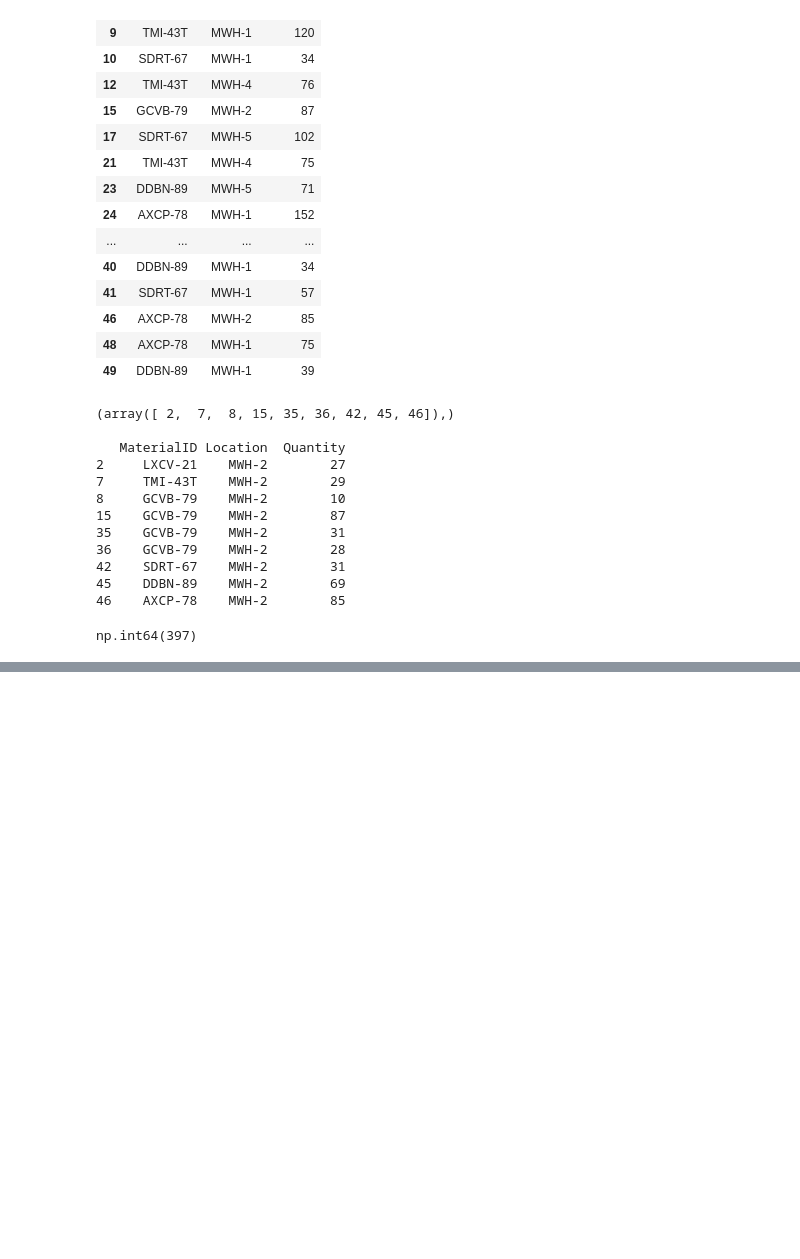
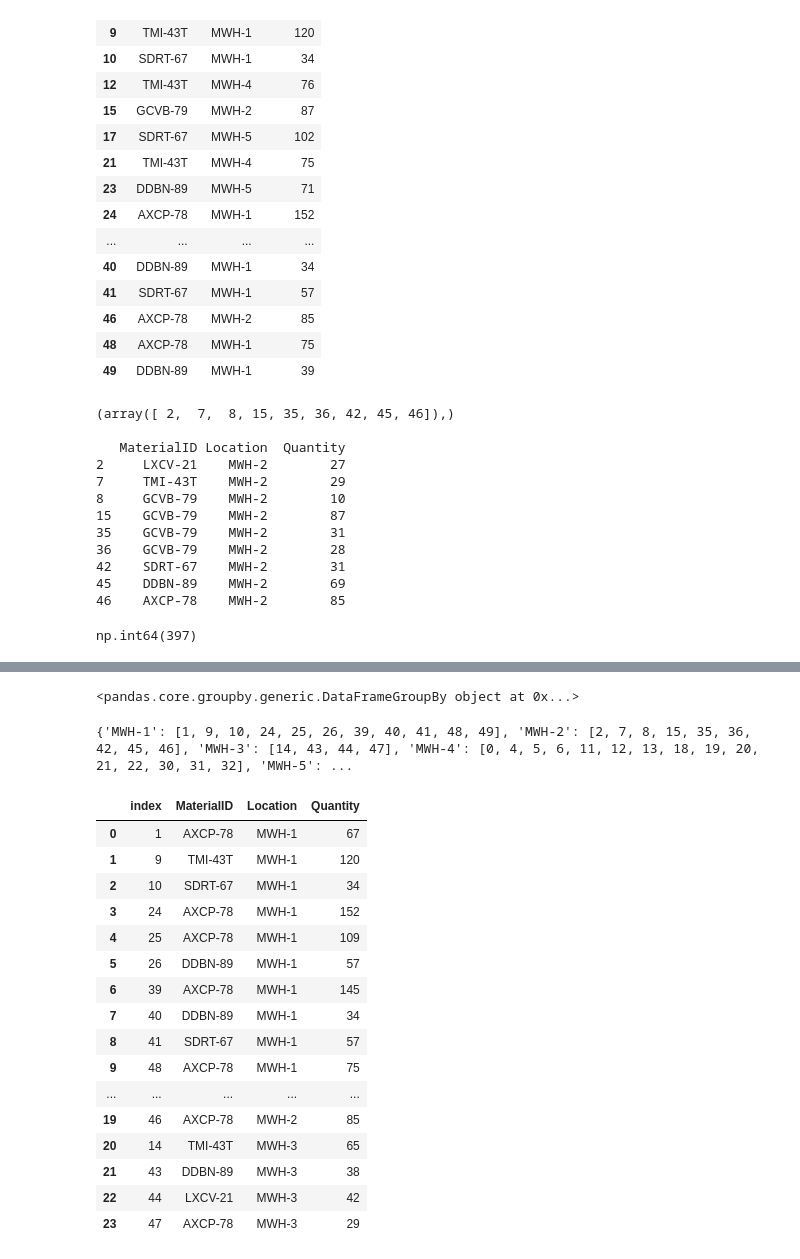
Before and after one commit to devdatta1429/BDA_Assignments, a Jupyter notebook: Stats/Day_3_Pandas.ipynb, the cells around one changed output, grey strips where cells are left out. Drawn from its saved outputs; the diff is of its cells as text; code cells hidden in the pictures; blank space fills up the shorter version.

```diff
--- a/Stats/Day_3_Pandas.ipynb
+++ b/Stats/Day_3_Pandas.ipynb
@@ -235,0 +629,3 @@ np.int64(397)
+# %%
+df = pd.read_excel('/content/drive/MyDrive/CDAC_DataBook.xlsx' ,sheet_name='ERPData')
+df.head(5)
@@ -235,0 +639,32 @@ np.int64(397)
+# %%
+grp1 = df.groupby('Location')
+grp1
+# %% [output]
+<pandas.core.groupby.generic.DataFrameGroupBy object at 0x...>
+# %%
+grp1.groups
+# %% [output]
+{'MWH-1': [1, 9, 10, 24, 25, 26, 39, 40, 41, 48, 49], 'MWH-2': [2, 7, 8, 15, 35, 36, 42, 45, 46], 'MWH-3': [14, 43, 44, 47], 'MWH-4': [0, 4, 5, 6, 11, 12, 13, 18, 19, 20, 21, 22, 30, 31, 32], 'MWH-5': ...
+# %%
+grp2 = grp1.get_group('MWH-2')
+grp3 = grp1.get_group('MWH-3')
+grp4 = pd.concat([grp2,grp3])
+grp4.reset_index(drop = True)
+# %% [output]
+|  | index | MaterialID | Location | Quantity |
+| 0 | 1 | AXCP-78 | MWH-1 | 67 |
+| 1 | 9 | TMI-43T | MWH-1 | 120 |
+| 2 | 10 | SDRT-67 | MWH-1 | 34 |
+| 3 | 24 | AXCP-78 | MWH-1 | 152 |
+| 4 | 25 | AXCP-78 | MWH-1 | 109 |
+| 5 | 26 | DDBN-89 | MWH-1 | 57 |
+| 6 | 39 | AXCP-78 | MWH-1 | 145 |
+| 7 | 40 | DDBN-89 | MWH-1 | 34 |
+| 8 | 41 | SDRT-67 | MWH-1 | 57 |
+| 9 | 48 | AXCP-78 | MWH-1 | 75 |
+| ... | ... | ... | ... | ... |
+| 19 | 46 | AXCP-78 | MWH-2 | 85 |
+| 20 | 14 | TMI-43T | MWH-3 | 65 |
+| 21 | 43 | DDBN-89 | MWH-3 | 38 |
+| 22 | 44 | LXCV-21 | MWH-3 | 42 |
+| 23 | 47 | AXCP-78 | MWH-3 | 29 |
```
Also changed, not shown: parts of 36 cells of this notebook.
